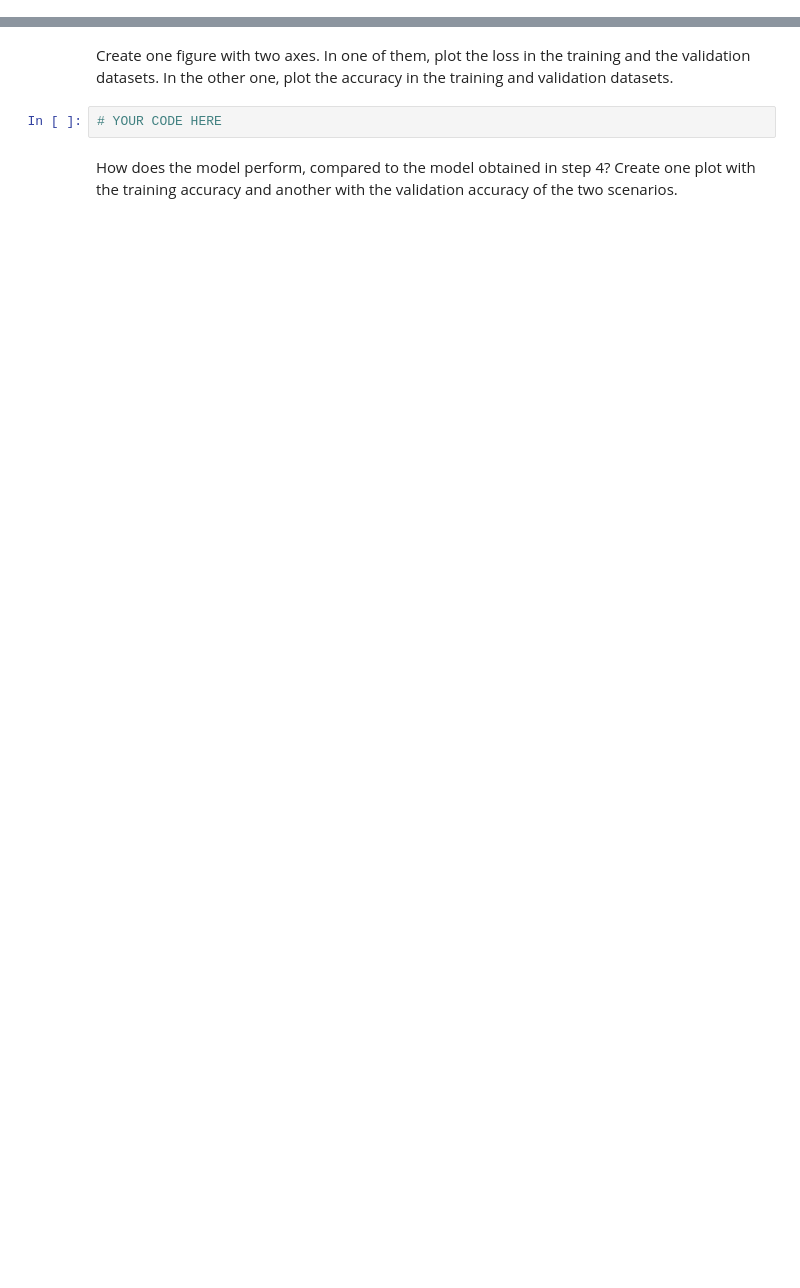
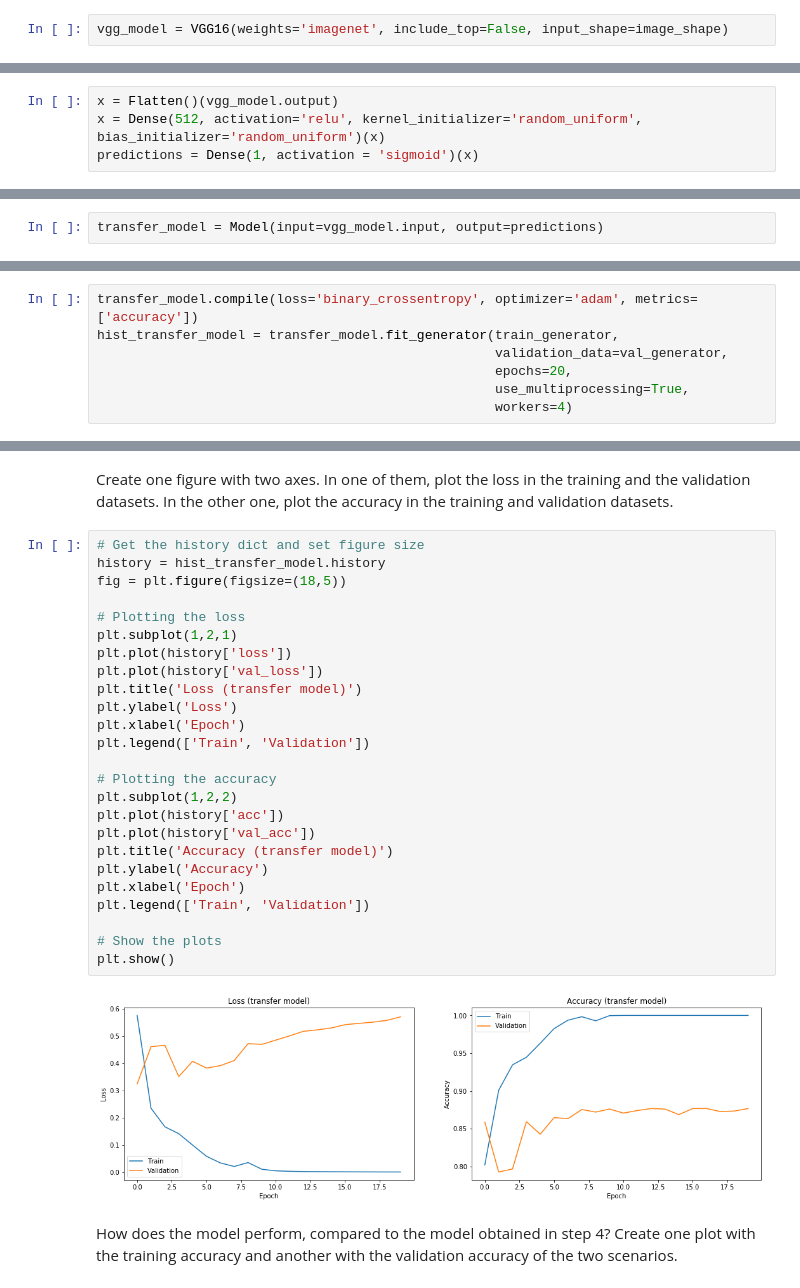
Before and after one commit to Vioh/SSY340, a Jupyter notebook: HA1/HA1.ipynb, the cells around one changed output, grey strips where cells are left out. Cells and saved outputs as stored; diff of their text form; blank space fills up the shorter version.

```diff
--- a/HA1/HA1.ipynb
+++ b/HA1/HA1.ipynb
@@ -370,2 +430,4 @@ Start by loading the VGG16 model without the top layers, from the `applications`
+# %%
+vgg_model = VGG16(weights='imagenet', include_top=False, input_shape=image_shape)
 # %% [markdown]
 Create a new model with the layers you want to add on top of VGG. The kernels and bias in these layers should be initialized randomly.
@@ -374,3 +434,7 @@ Create a new model with the layers you want to add on top of VGG. The kernels an
+# %%
+x = Flatten()(vgg_model.output)
+x = Dense(512, activation='relu', kernel_initializer='random_uniform', bias_initializer='random_uniform')(x)
+predictions = Dense(1, activation = 'sigmoid')(x)
 # %% [markdown]
 Now add the new model on top of VGG.
 
@@ -381,3 +443,5 @@ Tip:
+# %%
+transfer_model = Model(input=vgg_model.input, output=predictions)
 # %% [markdown]
 ### 5.1 Using VGG features
 # %% [markdown]
@@ -390,0 +454,7 @@ Create the callbacks (if any) you would like to use, compile the model and train
+# %%
+transfer_model.compile(loss='binary_crossentropy', optimizer='adam', metrics=['accuracy'])
+hist_transfer_model = transfer_model.fit_generator(train_generator,
+                                                   validation_data=val_generator,
+                                                   epochs=20,
+                                                   use_multiprocessing=True,
+                                                   workers=4)
@@ -391,6 +479,31 @@ Create the callbacks (if any) you would like to use, compile the model and train
 # %% [markdown]
 Create one figure with two axes. In one of them, plot the loss in the training and the validation datasets. In the other one, plot the accuracy in the training and validation datasets.
-# %%
-# YOUR CODE HERE
+# %%
+# Get the history dict and set figure size
+history = hist_transfer_model.history
+fig = plt.figure(figsize=(18,5))
+
+# Plotting the loss
+plt.subplot(1,2,1)
+plt.plot(history['loss'])
+plt.plot(history['val_loss'])
+plt.title('Loss (transfer model)')
+plt.ylabel('Loss')
+plt.xlabel('Epoch')
+plt.legend(['Train', 'Validation'])
+
+# Plotting the accuracy
+plt.subplot(1,2,2)
+plt.plot(history['acc'])
+plt.plot(history['val_acc'])
+plt.title('Accuracy (transfer model)')
+plt.ylabel('Accuracy')
+plt.xlabel('Epoch')
+plt.legend(['Train', 'Validation'])
+
+# Show the plots
+plt.show()
+# %% [output]
+[figure, added]
 # %% [markdown]
 How does the model perform, compared to the model obtained in step 4? Create one plot with the training accuracy and another with the validation accuracy of the two scenarios.
```
Also changed, not shown: parts of 44 cells of this notebook.
